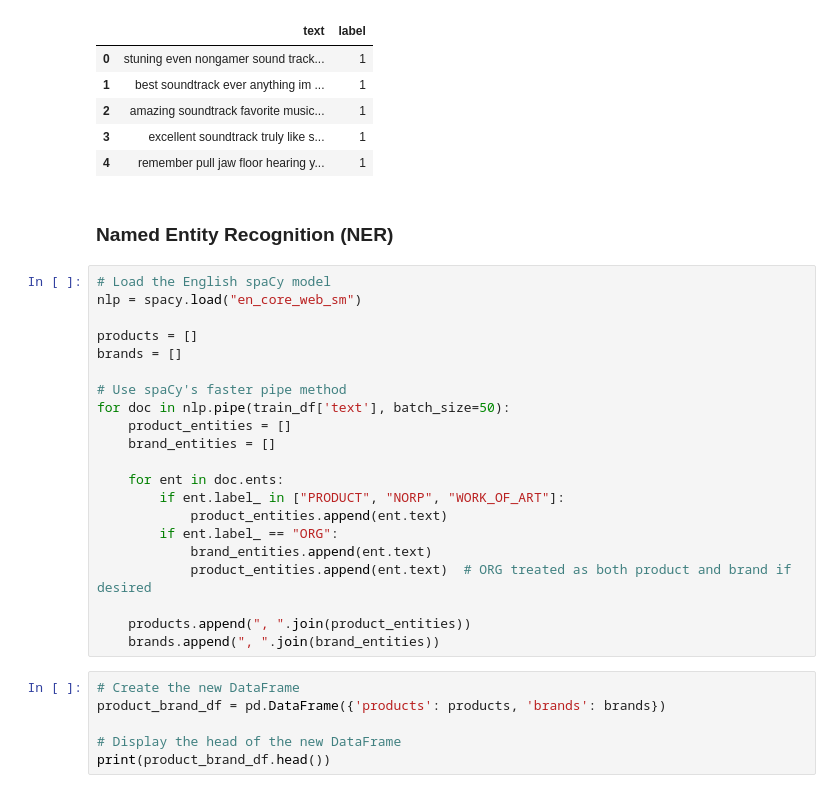
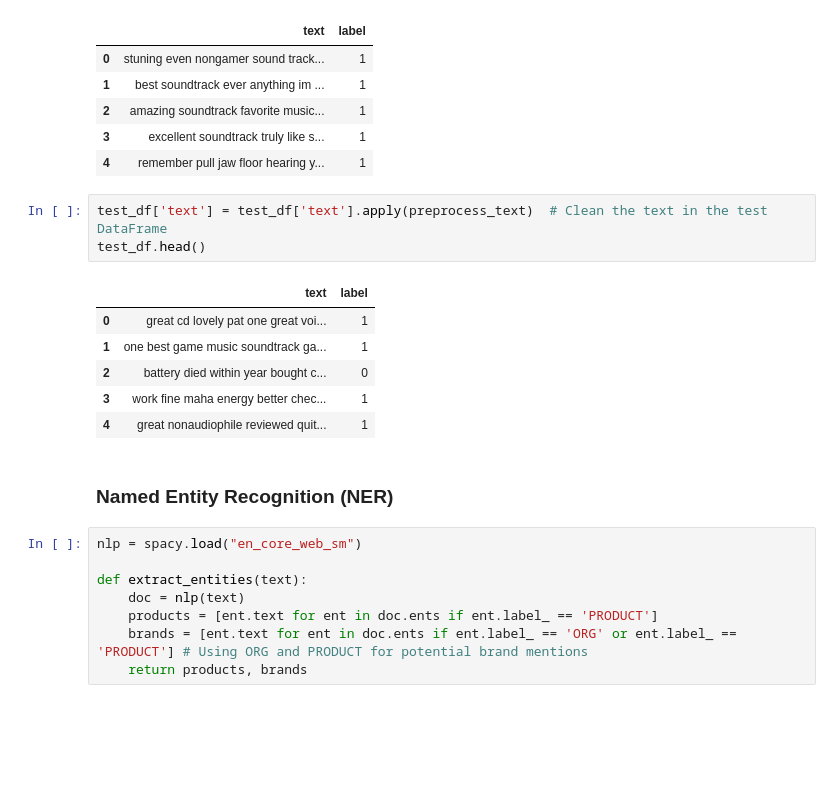
Before and after one commit to Mmabatho/AI-For-Software-Engineeering-Week-3, a Jupyter notebook: Amazon_Reviews.ipynb, the cells around one changed output. Saved outputs shown, nothing was run; the diff lists cells and outputs as text; blank space fills up the shorter version.

```diff
--- a/Amazon_Reviews.ipynb
+++ b/Amazon_Reviews.ipynb
@@ -142,32 +140,23 @@ train_df.head()
 | 2 | amazing soundtrack favorite music... | 1 |
 | 3 | excellent soundtrack truly like s... | 1 |
 | 4 | remember pull jaw floor hearing y... | 1 |
+# %%
+test_df['text'] = test_df['text'].apply(preprocess_text)  # Clean the text in the test DataFrame
+test_df.head()
+# %% [output]
+|  | text | label |
+| 0 | great cd lovely pat one great voi... | 1 |
+| 1 | one best game music soundtrack ga... | 1 |
+| 2 | battery died within year bought c... | 0 |
+| 3 | work fine maha energy better chec... | 1 |
+| 4 | great nonaudiophile reviewed quit... | 1 |
 # %% [markdown]
 ### Named Entity Recognition (NER)
-# %%
-# Load the English spaCy model
-nlp = spacy.load("en_core_web_sm")
-
-products = []
-brands = []
-
-# Use spaCy's faster pipe method
-for doc in nlp.pipe(train_df['text'], batch_size=50):
-    product_entities = []
-    brand_entities = []
-
-    for ent in doc.ents:
-        if ent.label_ in ["PRODUCT", "NORP", "WORK_OF_ART"]:
-            product_entities.append(ent.text)
-        if ent.label_ == "ORG":
-            brand_entities.append(ent.text)
-            product_entities.append(ent.text)  # ORG treated as both product and brand if desired
-
-    products.append(", ".join(product_entities))
-    brands.append(", ".join(brand_entities))
-# %%
-# Create the new DataFrame
-product_brand_df = pd.DataFrame({'products': products, 'brands': brands})
-
-# Display the head of the new DataFrame
-print(product_brand_df.head())
+# %%
+nlp = spacy.load("en_core_web_sm")
+
+def extract_entities(text):
+    doc = nlp(text)
+    products = [ent.text for ent in doc.ents if ent.label_ == 'PRODUCT']
+    brands = [ent.text for ent in doc.ents if ent.label_ == 'ORG' or ent.label_ == 'PRODUCT'] # Using ORG and PRODUCT for potential brand mentions
+    return products, brands
```
Also changed, not shown: parts of 10 cells of this notebook.
